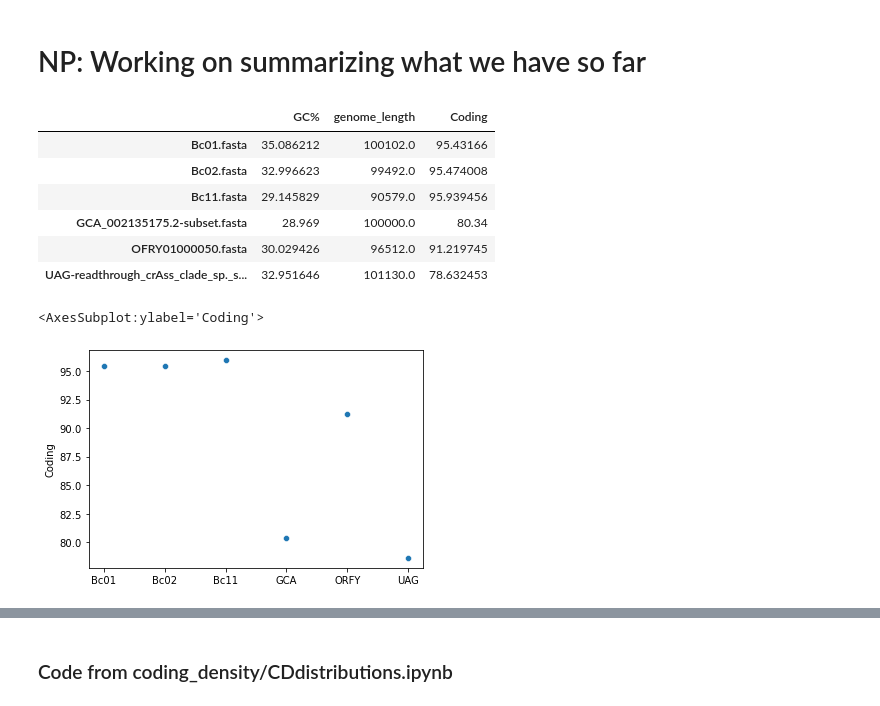
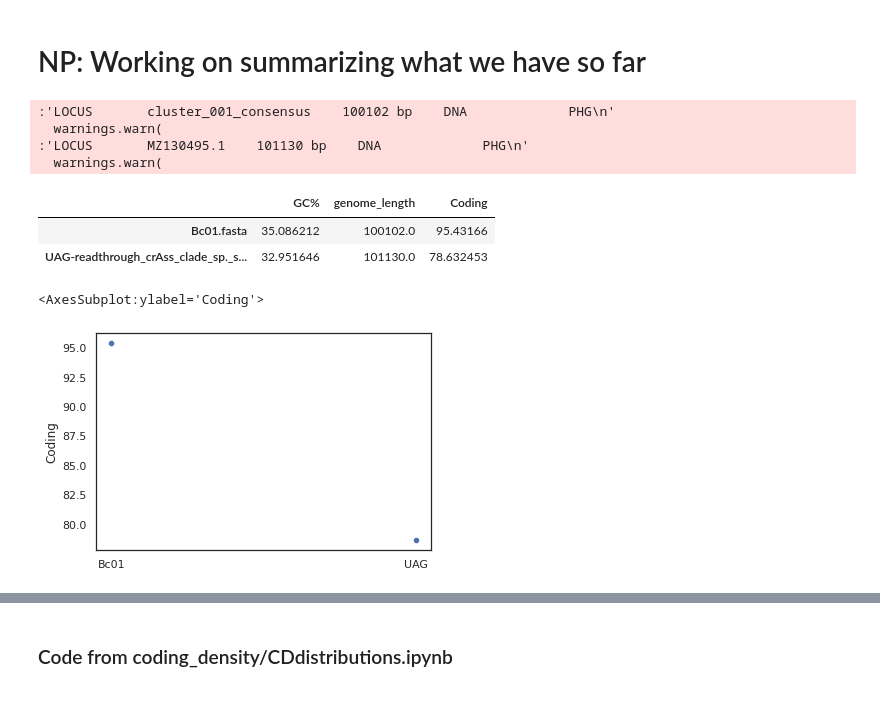
Before and after one commit to susiegriggo/Phicore, a Jupyter notebook: genomes.ipynb, the cells around one changed output, grey strips where cells are left out. Saved outputs shown, nothing was run; the diff lists cells and outputs as text; code cells hidden in the pictures.

```diff
--- a/genomes.ipynb
+++ b/genomes.ipynb
@@ -40,7 +40,11 @@ stats['']=['GC%', 'genome_length', 'Coding']
 for item in (os.listdir('test-data')):
     if (item == "README.md"):
         continue
-    else:
+    elif (item == "Bc01.fasta"):
+        fipath="genbank/"+item+"-TAG-TGA-TAA.gbk"
+        stats_item=basic_stats(fipath)
+        stats[item]=stats_item
+    elif (item == "UAG-readthrough_crAss_clade_sp._strain_cr150_1.fasta"):
         fipath="genbank/"+item+"-TAG-TGA-TAA.gbk"
         stats_item=basic_stats(fipath)
         stats[item]=stats_item
@@ -49,19 +53,23 @@ stats_new.columns = stats_new.iloc[0]
 stats_new= stats_new[1:]
 stats_new
 # %% [output]
+:'LOCUS       cluster_001_consensus    100102 bp    DNA             PHG\n'
+  warnings.warn(
+:'LOCUS       MZ130495.1    101130 bp    DNA             PHG\n'
+  warnings.warn(
 |  | GC% | genome_length | Coding |
 | Bc01.fasta | 35.086212 | 100102.0 | 95.43166 |
-| Bc02.fasta | 32.996623 | 99492.0 | 95.474008 |
-| Bc11.fasta | 29.145829 | 90579.0 | 95.939456 |
-| GCA_002135175.2-subset.fasta | 28.969 | 100000.0 | 80.34 |
-| OFRY01000050.fasta | 30.029426 | 96512.0 | 91.219745 |
 | UAG-readthrough_crAss_clade_sp._s... | 32.951646 | 101130.0 | 78.632453 |
 # %%
-x=['Bc01', 'Bc02', 'Bc11', 'GCA', 'ORFY', 'UAG']
+sns.set_theme(font_scale=1)
+sns.set_style("white")
+
+#x=['Bc01', 'Bc02', 'Bc11', 'GCA', 'ORFY', 'UAG']
+x=['Bc01', 'UAG']
 sns.scatterplot(x=x, y="Coding", data=stats_new)
 # %% [output]
 <AxesSubplot:ylabel='Coding'>
-[figure, old version]
+[figure, new version]
 # %%
 stop_codon=['TAA', 'TGA', 'TAG', 'TAG-TAA', 'TAG-TGA', 'TGA-TAA', 'TAG-TGA-TAA']
 stats=defaultdict()
```
Also changed, not shown: parts of 11 cells of this notebook, 9 other files.
